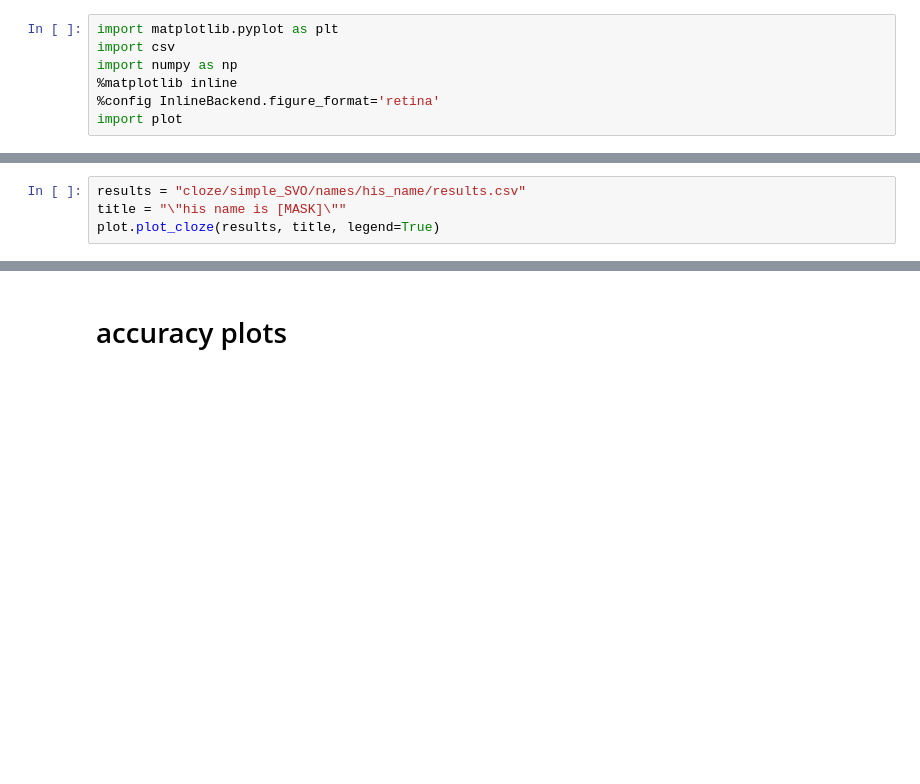
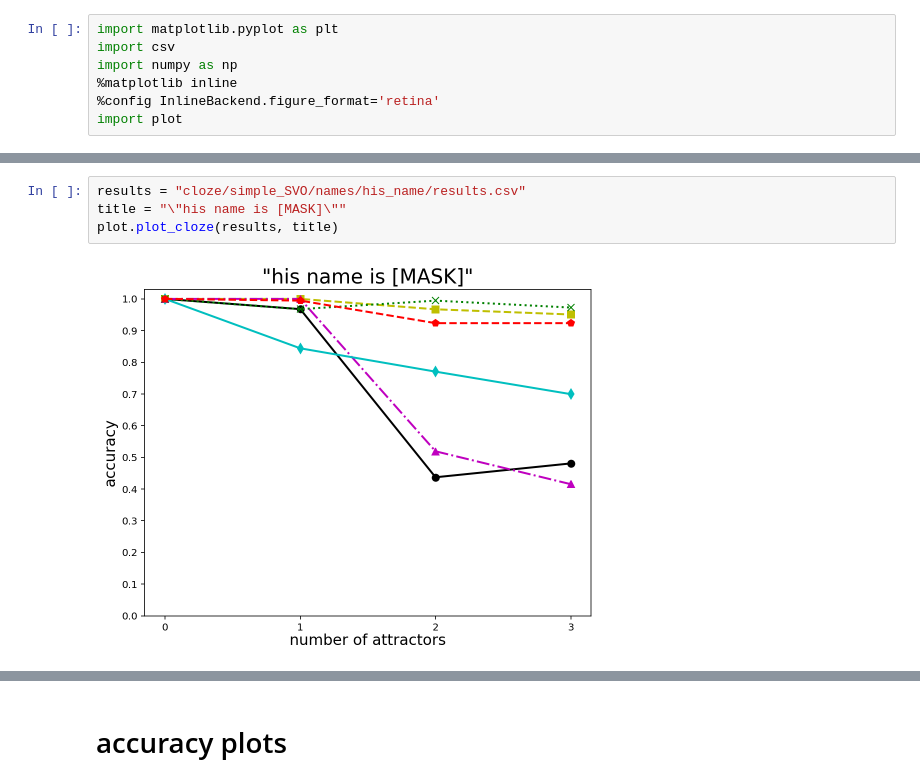
Before and after one commit to harry-tian/nlp_project_STON, a Jupyter notebook: plot.ipynb, the cells around one changed output, grey strips where cells are left out. Saved outputs shown, nothing was run; the diff lists cells and outputs as text; blank space fills up the shorter version.

```diff
--- a/plot.ipynb
+++ b/plot.ipynb
@@ -8,7 +13,9 @@ import plot
 # %%
 results = "cloze/simple_SVO/names/his_name/results.csv"
 title = "\"his name is [MASK]\""
-plot.plot_cloze(results, title, legend=True)
+plot.plot_cloze(results, title)
+# %% [output]
+[figure, added]
 # %%
 results = "cloze/simple_SVO/names/her_name/results.csv"
 title = "\"her name is [MASK]\""
```
Also changed, not shown: parts of 5 cells of this notebook, 5 other files.
